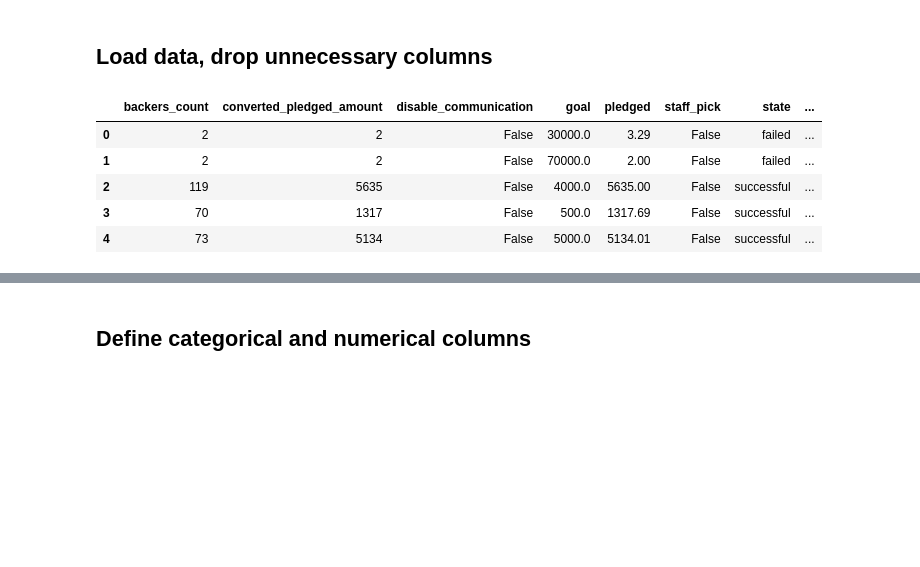
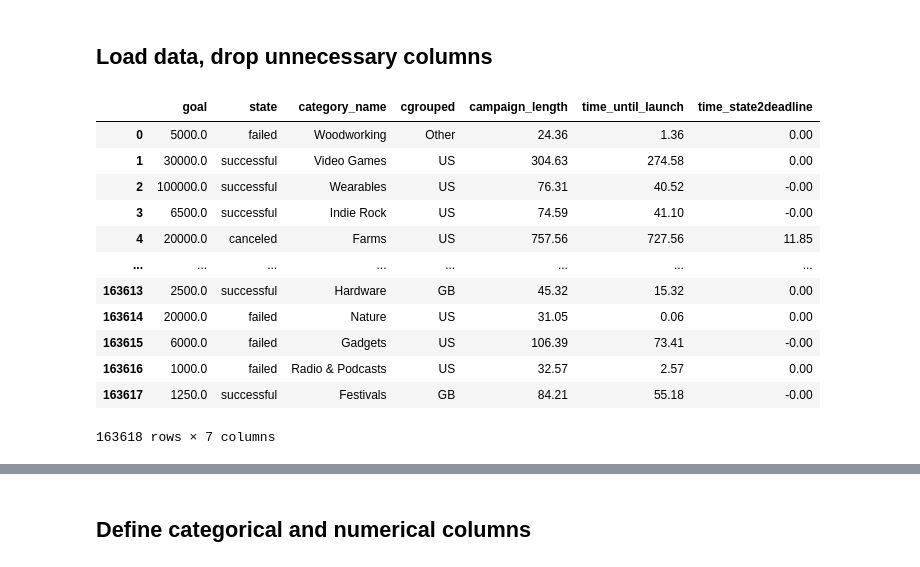
Before and after one commit to malefiz1988/project-kickstarter, a Jupyter notebook: modelNB.ipynb, the cells around one changed output, grey strips where cells are left out. Saved outputs shown, nothing was run; the diff lists cells and outputs as text; code cells hidden in the pictures; blank space fills up the shorter version.

```diff
--- a/modelNB.ipynb
+++ b/modelNB.ipynb
@@ -51,6 +51,11 @@ def dropCols(df):
         "is_starrable",
         'converted_pledged_amount',
         'pledged',
+        'category_slug',
+        'disable_communication',
+        'usd_pledged',
+        "backers_count",
+        "staff_pick",
     ]
     df.drop(drop_cols, inplace=True, axis = 1)
     for c in df.columns:
@@ -79,11 +84,16 @@ def dateTimeUpdate(df):
     time_state2deadline = time_state2deadline.apply(toDay)
     time_state2deadline.name = "time_state2deadline"
 
+    time_launch2deadline = df.deadline - df.launched_at
+    time_launch2deadline = time_launch2deadline.apply(toDay)
+    time_launch2deadline.name = "time_launch2deadline"
+
     df = pd.concat([df,
                     campaign_length,
                     time_until_launch,
-                    time_launch2state,
-                    time_state2deadline
+                    #time_launch2state,
+                    #time_state2deadline,
+                    #time_launch2deadline
                    ],
                   axis = 1
                   )
@@ -102,13 +112,22 @@ def dateTimeUpdate(df):
 # %%
 df = pd.read_csv('data/df_clean.csv')
 df = dropCols(df)
 df = dateTimeUpdate(df)
 df.drop(df.columns[df.columns.str.contains('unnamed',case = False)],axis = 1, inplace = True)
 df.head()
+#df.goal = np.log10(df.goal)
+df
 # %% [output]
-|  | backers_count | converted_pledged_amount | disable_communication | goal | pledged | staff_pick | state | ... |
-| 0 | 2 | 2 | False | 30000.0 | 3.29 | False | failed | ... |
-| 1 | 2 | 2 | False | 70000.0 | 2.00 | False | failed | ... |
-| 2 | 119 | 5635 | False | 4000.0 | 5635.00 | False | successful | ... |
-| 3 | 70 | 1317 | False | 500.0 | 1317.69 | False | successful | ... |
-| 4 | 73 | 5134 | False | 5000.0 | 5134.01 | False | successful | ... |
+|  | goal | state | category_name | cgrouped | campaign_length | time_until_launch | time_state2deadline |
+| 0 | 5000.0 | failed | Woodworking | Other | 24.36 | 1.36 | 0.00 |
+| 1 | 30000.0 | successful | Video Games | US | 304.63 | 274.58 | 0.00 |
+| 2 | 100000.0 | successful | Wearables | US | 76.31 | 40.52 | -0.00 |
+| 3 | 6500.0 | successful | Indie Rock | US | 74.59 | 41.10 | -0.00 |
+| 4 | 20000.0 | canceled | Farms | US | 757.56 | 727.56 | 11.85 |
+| ... | ... | ... | ... | ... | ... | ... | ... |
+| 163613 | 2500.0 | successful | Hardware | GB | 45.32 | 15.32 | 0.00 |
+| 163614 | 20000.0 | failed | Nature | US | 31.05 | 0.06 | 0.00 |
+| 163615 | 6000.0 | failed | Gadgets | US | 106.39 | 73.41 | -0.00 |
+| 163616 | 1000.0 | failed | Radio & Podcasts | US | 32.57 | 2.57 | 0.00 |
+| 163617 | 1250.0 | successful | Festivals | GB | 84.21 | 55.18 | -0.00 |
+163618 rows × 7 columns
```
Also changed, not shown: parts of 65 cells of this notebook, 17 other files.
